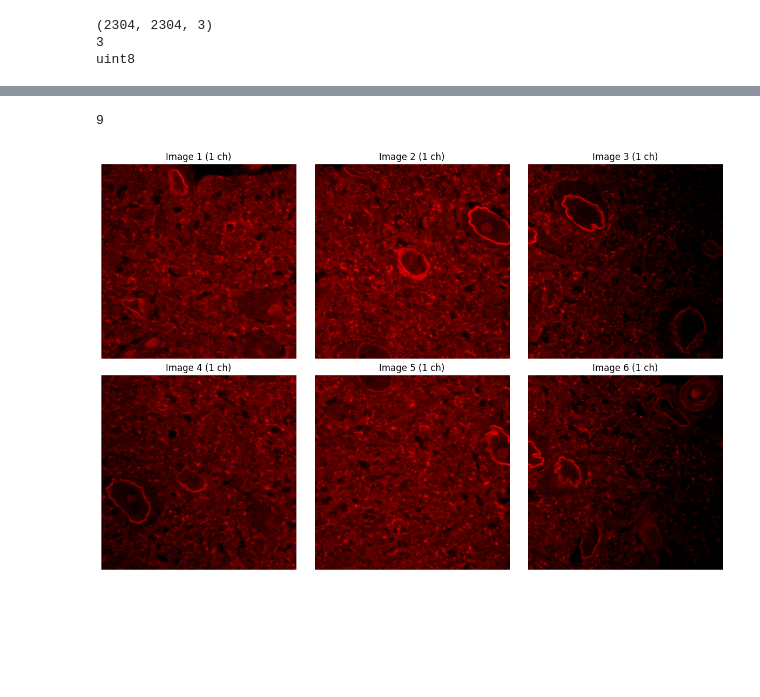
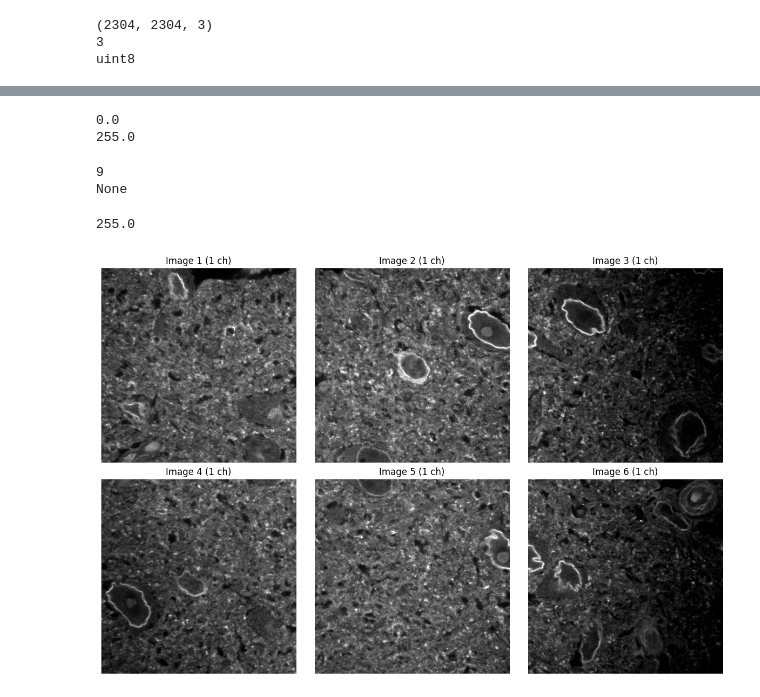
Before and after one commit to peneeta/neuro-ml-capstone, a Jupyter notebook: test_preprocessing.ipynb, the cells around one changed output, grey strips where cells are left out. Cells and saved outputs as stored; diff of their text form; code cells hidden in the pictures; blank space fills up the shorter version.

```diff
--- a/test_preprocessing.ipynb
+++ b/test_preprocessing.ipynb
@@ -57,50 +107,41 @@ plt.show()
+# %%
+print(ff_corr.min())
+print(ff_corr.max())
+# %% [output]
+0.0
+255.0
 # %%
 # check tiling function
 tiles = TileImages(active_ch)
-print(len(tiles))
+print(print(len(tiles)))
 # %% [output]
 9
+None
+# %%
+tiles[1].max()
+# %% [output]
+255.0
 # %%
+# plot the first 6 tiled images if 6
 num_plots = len(tiles)
 
 # plot the tiles
 fig, axes = plt.subplots(2, 3, figsize=(12, 8))
 axes = axes.ravel()
 
-# Define color mapping: channels -> RGB weights
-color_maps = [
-    np.array([1, 0, 0]),   # R
-    np.array([0, 1, 0]),   # G
-    np.array([0, 0, 1]),   # B
-    np.array([1, 0, 1])    # M (magenta = R + B)
-]
-
 for i, (img, ax) in enumerate(zip(tiles, axes)):
     h, w, n = img.shape
 
-    # Normalize intensities to [0, 1] for visualization
-    img = img.astype(float)
-    img -= img.min()
-    if img.max() > 0:
-        img /= img.max()
-
     # Create RGB composite
-    rgb = np.zeros((h, w, 3), dtype=float)
-    for c in range(min(n, 4)):
-        rgb += img[..., c][:, :, None] * color_maps[c]
-
-    # Clip in case of overlap > 1
-    rgb = np.clip(rgb, 0, 1)
-
-    ax.imshow(rgb)
+    ax.imshow(tiles[i], cmap="gray")
     ax.set_title(f"Image {i+1} ({n} ch)")
     ax.axis("off")
 
-# Hide any unused subplots if list < 6
+# hide any unused subplots if list < 6
 for j in range(num_plots, len(axes)):
     axes[j].axis("off")
 
 plt.tight_layout()
 plt.show()
 # %% [output]
-[figure, old version]
+[figure, new version]
```
Also changed, not shown: parts of 11 cells of this notebook, 3 other files.
